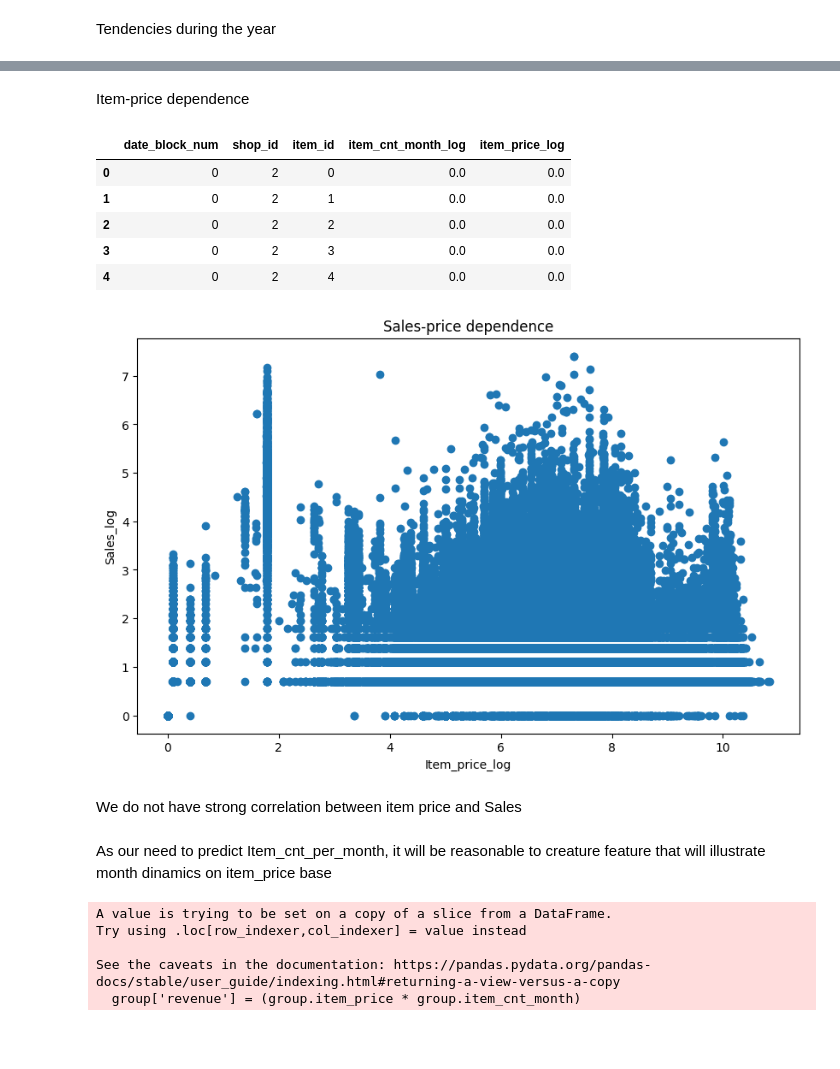
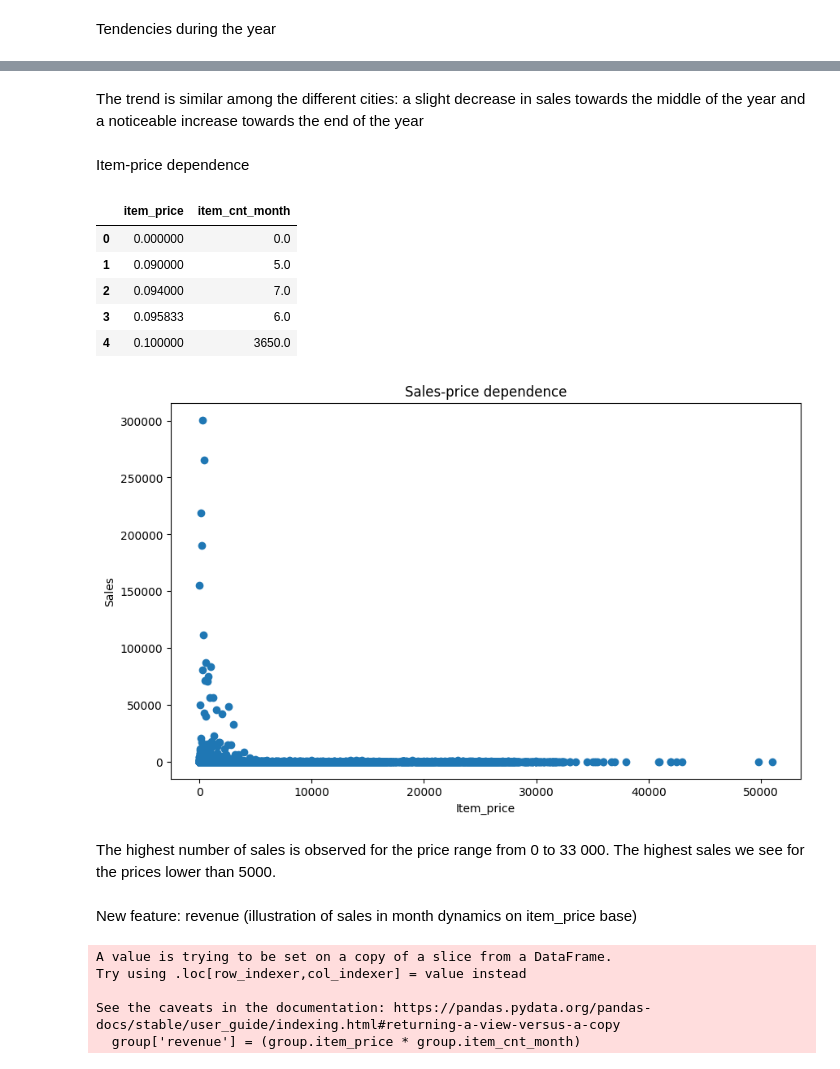
Before and after one commit to YPolina/Trainee, a Jupyter notebook: EDA.ipynb, the cells around one changed output, grey strips where cells are left out. Cells and saved outputs as stored; diff of their text form; code cells hidden in the pictures; blank space fills up the shorter version.

```diff
--- a/EDA.ipynb
+++ b/EDA.ipynb
@@ -237,7 +242,9 @@ Shop_id - target dependence
 # %%
 encoder = LabelEncoder()
 # %%
-group = df_train.groupby('shop_id').agg({'item_cnt_month_log':['sum', 'mean']}).reset_index()
+group = df_train.groupby('shop_id').agg({'item_cnt_month_log':'sum'}).reset_index()
 group['shop_id_encoded'] = encoder.fit_transform(group['shop_id'])
-group.head()
+group = pd.merge(group, df_shops, on = 'shop_id', how = 'left')
+sorted_group = group.groupby('shop_name').agg({'item_cnt_month_log':'sum'}).sort_values(by = 'item_cnt_month_log', ascending = False).reset_index()
+sorted_group.head()
 # %% [output]
@@ -419,31 +406,34 @@ Similar to the general picture
+# %% [markdown]
+The trend is similar among the different cities: a slight decrease in sales towards the middle of the year and a noticeable increase towards the end of the year
 # %% [markdown]
 Item-price dependence
 # %%
-group = df_train.groupby(['date_block_num', 'shop_id', 'item_id']).agg({'item_cnt_month_log': 'sum', 'item_price_log': 'mean'}).reset_index()
+group = df_train.groupby(['date_block_num', 'shop_id', 'item_id']).agg({'item_cnt_month': 'sum', 'item_price': 'mean'}).reset_index()
+group = group.groupby('item_price')['item_cnt_month'].sum().reset_index()
 group.head()
 # %% [output]
-|  | date_block_num | shop_id | item_id | item_cnt_month_log | item_price_log |
-| 0 | 0 | 2 | 0 | 0.0 | 0.0 |
-| 1 | 0 | 2 | 1 | 0.0 | 0.0 |
-| 2 | 0 | 2 | 2 | 0.0 | 0.0 |
-| 3 | 0 | 2 | 3 | 0.0 | 0.0 |
-| 4 | 0 | 2 | 4 | 0.0 | 0.0 |
+|  | item_price | item_cnt_month |
+| 0 | 0.000000 | 0.0 |
+| 1 | 0.090000 | 5.0 |
+| 2 | 0.094000 | 7.0 |
+| 3 | 0.095833 | 6.0 |
+| 4 | 0.100000 | 3650.0 |
 # %%
 plt.figure(figsize=(10,6))
-plt.scatter(x = group['item_price_log'],
-            y = group['item_cnt_month_log'])
+plt.scatter(x = group['item_price'],
+            y = group['item_cnt_month'])
 
-plt.xlabel('Item_price_log')
-plt.ylabel('Sales_log')
+plt.xlabel('Item_price')
+plt.ylabel('Sales')
 plt.title('Sales-price dependence')
 
 plt.show()
 # %% [output]
-[figure, old version]
+[figure, new version]
-# %% [markdown]
-We do not have strong correlation between item price and Sales
-# %% [markdown]
-As our need to predict Item_cnt_per_month, it will be reasonable to creature feature that will illustrate month dinamics on item_price base
+# %% [markdown]
+The highest number of sales is observed for the price range from 0 to 33 000. The highest sales we see for the prices lower than 5000.
+# %% [markdown]
+New feature: revenue (illustration of sales in month dynamics on item_price base)
 # %%
 group = df_train[['item_price', 'item_cnt_month', 'date_block_num', 'shop_id', 'item_cnt_month_log']]
 group['revenue'] = (group.item_price * group.item_cnt_month)
```
Also changed, not shown: parts of 61 cells of this notebook, 1 other file.
